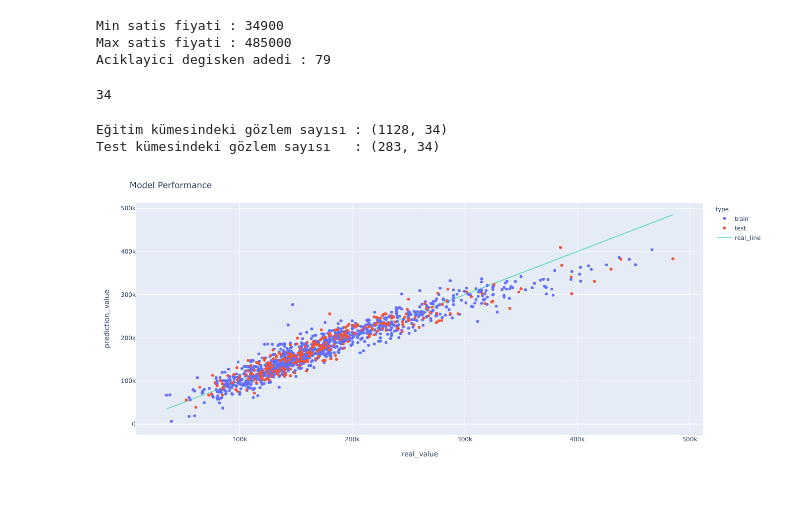
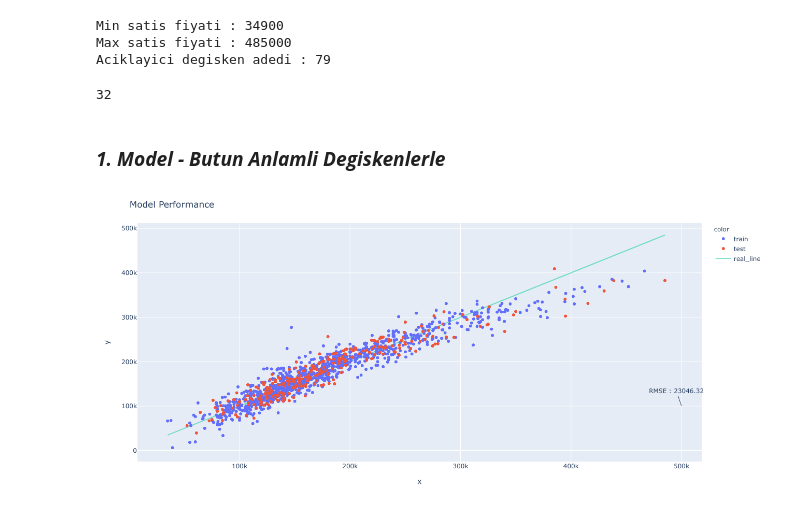
Before and after one commit to ahmetpergamum/datascience, a Jupyter notebook: 07_regression_project/regression_house_prices.ipynb, the cells around one changed output. Cells and saved outputs as stored; diff of their text form; code cells hidden in the pictures.

```diff
--- a/07_regression_project/regression_house_prices.ipynb
+++ b/07_regression_project/regression_house_prices.ipynb
@@ -81,6 +81,10 @@ quantitative = [column for column in house_prices.columns if house_prices.dtypes
 - Sonuclar dataframe olusturularak kaydedilecek.
 # %%
 # performans sonuclarini tutacak df
-results_df = pd.DataFrame(columns=['description', 'rsquared',
+results_df = pd.DataFrame(columns=['description', 'rsquared_train', 'rsquared_test',
                                    'MAE', 'MSE', 'RMSE', 'MAPE'])
 results_df.index.name = 'model'
+
+# tahmin sonuclarini tutacak dataframe
+predict_df = pd.DataFrame(columns=['model_nu', 'real_value', 'prediction_value',
+                                   'type', 'description'])
@@ -226,50 +243,47 @@ for var in expl_vars:
 for var in vars_to_remove:
     if var in expl_vars:
         expl_vars.remove(var)
-# %%
-len(expl_vars)
-# %% [output]
-34
+# %%
+expl_vars.remove('Utilities_E')
+expl_vars.remove('PoolQC_E')
+
+len(expl_vars)
+# %% [output]
+32
+# %% [markdown]
+### ***1. Model - Butun Anlamli Degiskenlerle***
 # %%
 # hedef degiskeni
 Y = house_prices['SalePrice']
 # aciklayici degiskenler
 X = house_prices[expl_vars]
 
 # egitim verisini ayirma
 X_train, X_test, Y_train, Y_test = train_test_split(X, Y, test_size = 0.2, random_state = 465)
 
-print("Eğitim kümesindeki gözlem sayısı : {}".format(X_train.shape))
-print("Test kümesindeki gözlem sayısı   : {}".format(X_test.shape))
+#print("Eğitim kümesindeki gözlem sayısı : {}".format(X_train.shape))
+#print("Test kümesindeki gözlem sayısı   : {}".format(X_test.shape))
 
 # model nesnesi olusturuldu
 lrm = linear_model.LinearRegression()
 # modelimizin denklemi (egrisi) olusturuluyor
 lrm.fit(X_train, Y_train)
 
 # test verisi ile tahmin
 Y_test_pred = lrm.predict(X_test)
 # egitim verisi ile tahmin
 Y_train_pred = lrm.predict(X_train)
 
 save_pred_results(1, Y_test, Y_test_pred, Y_train, Y_train_pred, 'butun anlamli degiskenler')
 
 # grafigi cizdirelim
-make_plotly(predict_df)
+make_plotly(predict_df, 1)
 #predict_df.info()
 
-# statsmodel kullanarak lrm
-# bias (intercept) değişkenini manuel olarak ekliyoruz
-# egitim verisi ile model olusturma
-X_train = sm.add_constant(X_train)
-results = sm.OLS(Y_train, X_train).fit()
-
 # model sonuclarini kaydedelim
-save_results(results, 1, Y_test, Y_test_pred, 'butun anlamli degiskenler')
+save_results(lrm, 1, X_train, X_test, Y_train, Y_test, Y_test_pred, 'butun anlamli degiskenler')
 
 # model sonuclari
 results_df
 # %% [output]
-Eğitim kümesindeki gözlem sayısı : (1128, 34)
-Test kümesindeki gözlem sayısı   : (283, 34)
-[figure, old version]
+[figure, new version]
```
Also changed, not shown: parts of 20 cells of this notebook.
